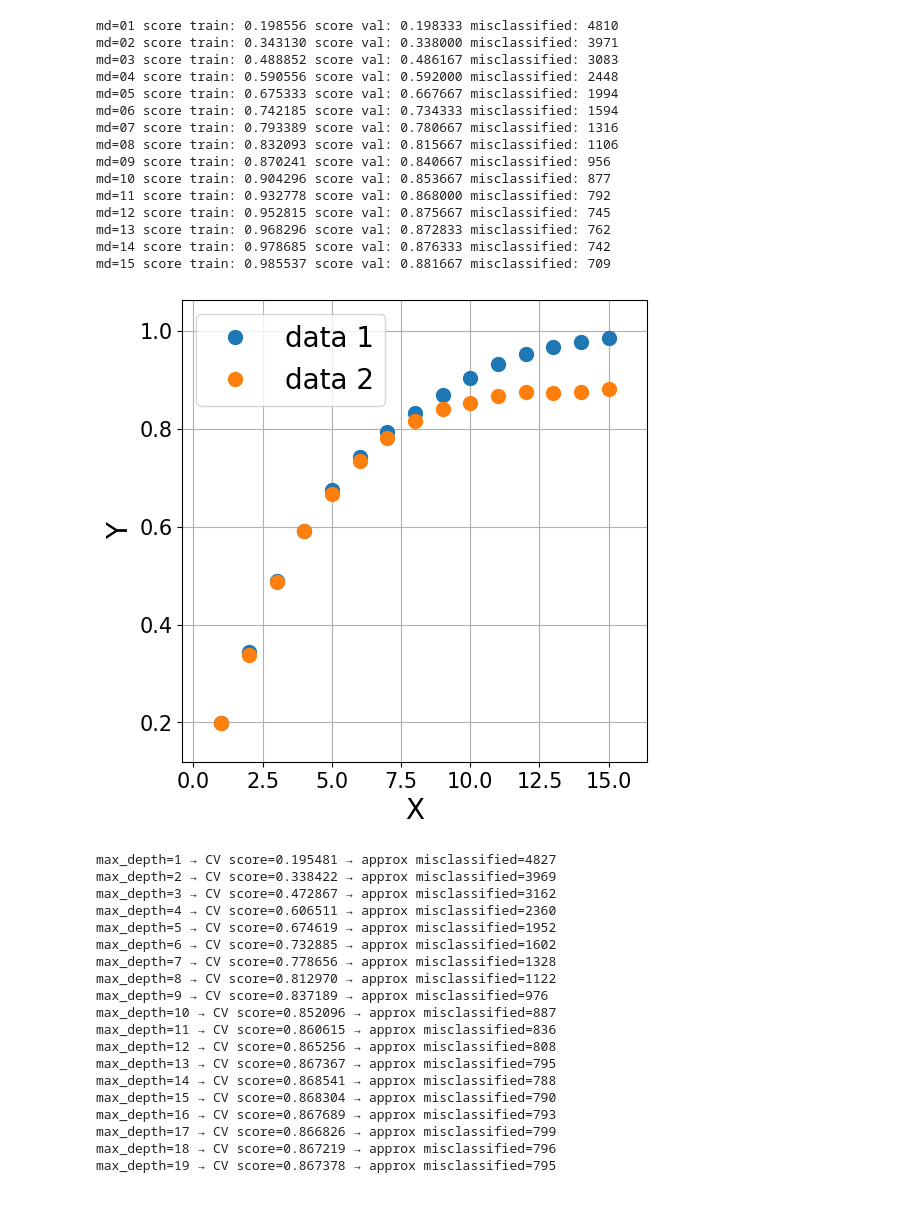
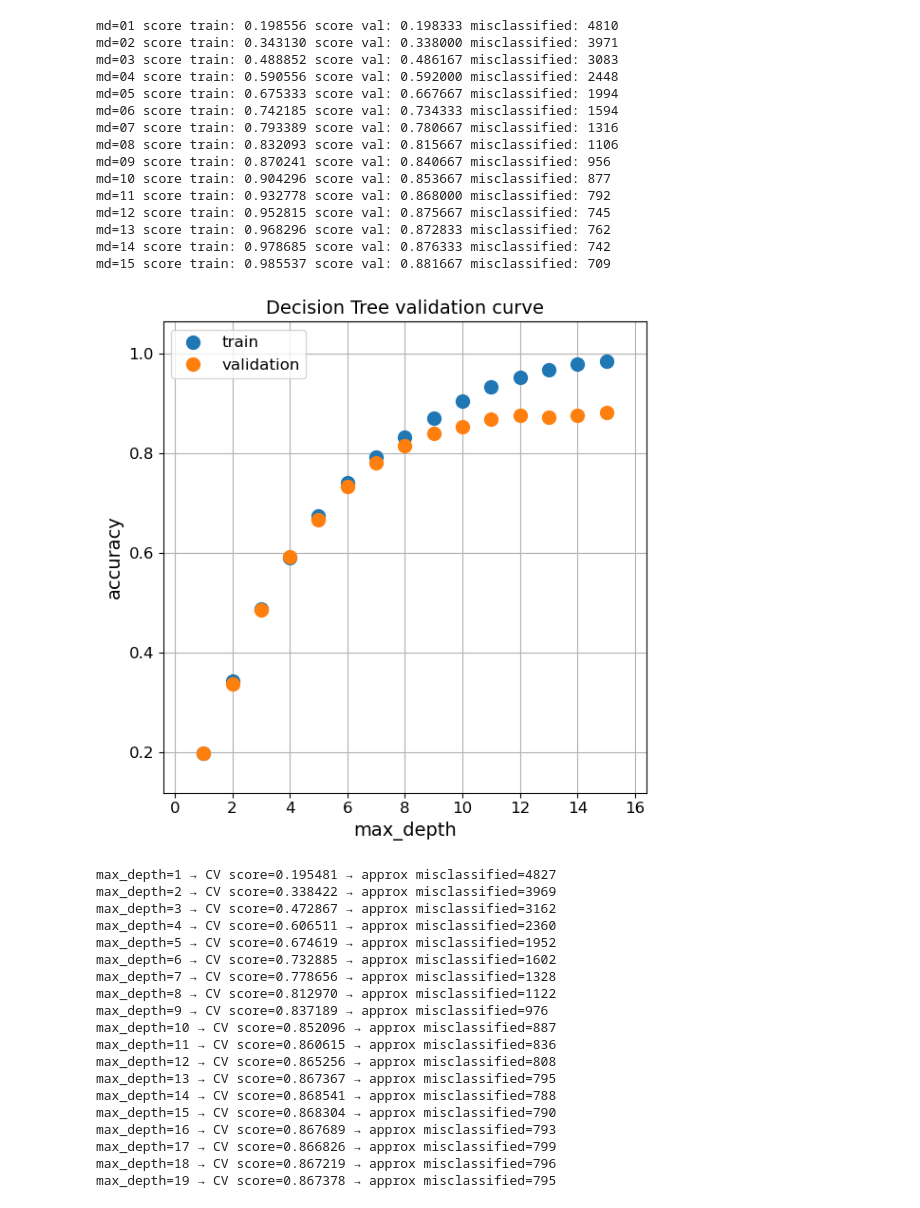
Before and after one commit to leyla-louache/mnist-project, a Jupyter notebook: notebooks/04_ensemble.ipynb, the cells around one changed output. Saved outputs shown, nothing was run; the diff lists cells and outputs as text; code cells hidden in the pictures.

```diff
--- a/notebooks/04_ensemble.ipynb
+++ b/notebooks/04_ensemble.ipynb
@@ -248,12 +417,20 @@ md=12 score train: 0.952815 score val: 0.875667 misclassified: 745
 md=13 score train: 0.968296 score val: 0.872833 misclassified: 762
 md=14 score train: 0.978685 score val: 0.876333 misclassified: 742
 md=15 score train: 0.985537 score val: 0.881667 misclassified: 709
-# %%
-### plot result
-max_depth = np.arange(1, len(score_train)+1, 1)
-plot_res([max_depth, max_depth], [np.array(score_train), np.array(score_val)], is_data_list=True)
-# %% [output]
-[figure, removed]
+# %%
+### plot result
+max_depth = np.arange(1, len(score_train)+1, 1)
+plot_res_mod(
+    [max_depth, max_depth],
+    [np.array(score_train), np.array(score_val)],
+    is_data_list=True,
+    data_labels=["train", "validation"],
+    xlabel="max_depth",
+    ylabel="accuracy",
+    title="Decision Tree validation curve",
+)
+# %% [output]
+[figure, added]
 # %%
 # Cross validation
 kfold = RepeatedStratifiedKFold(n_splits=5, n_repeats=5, random_state=42)
```
Also changed, not shown: parts of 33 cells of this notebook.
